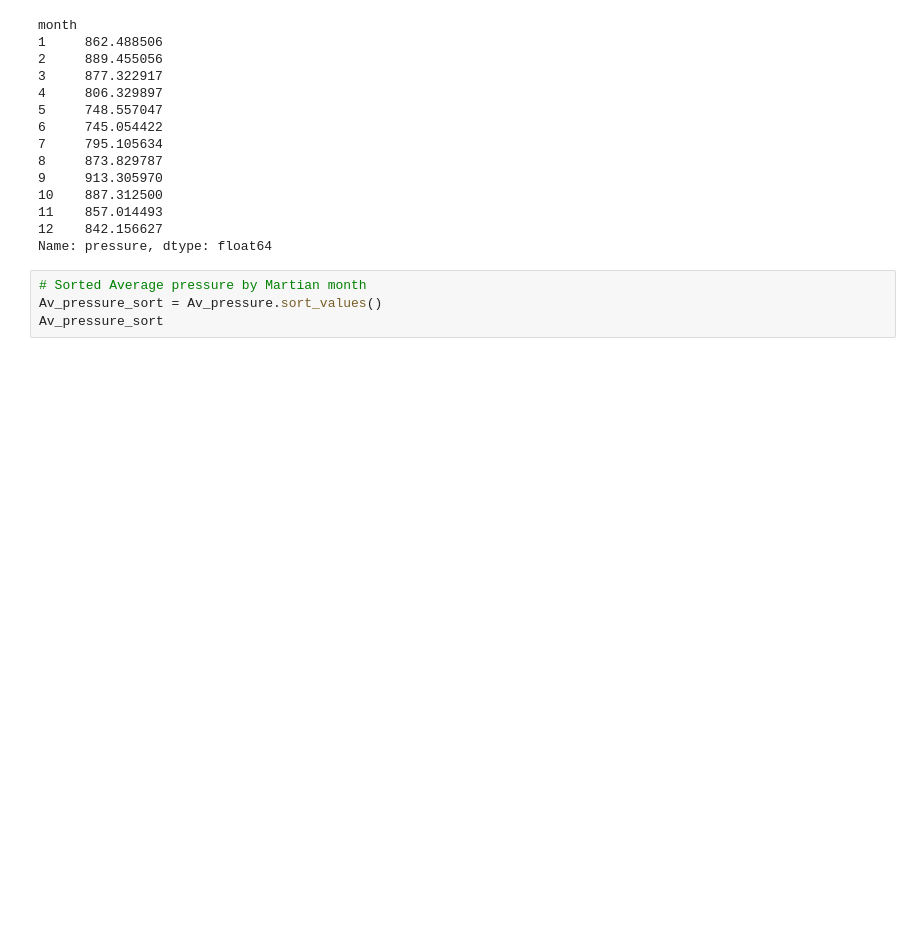
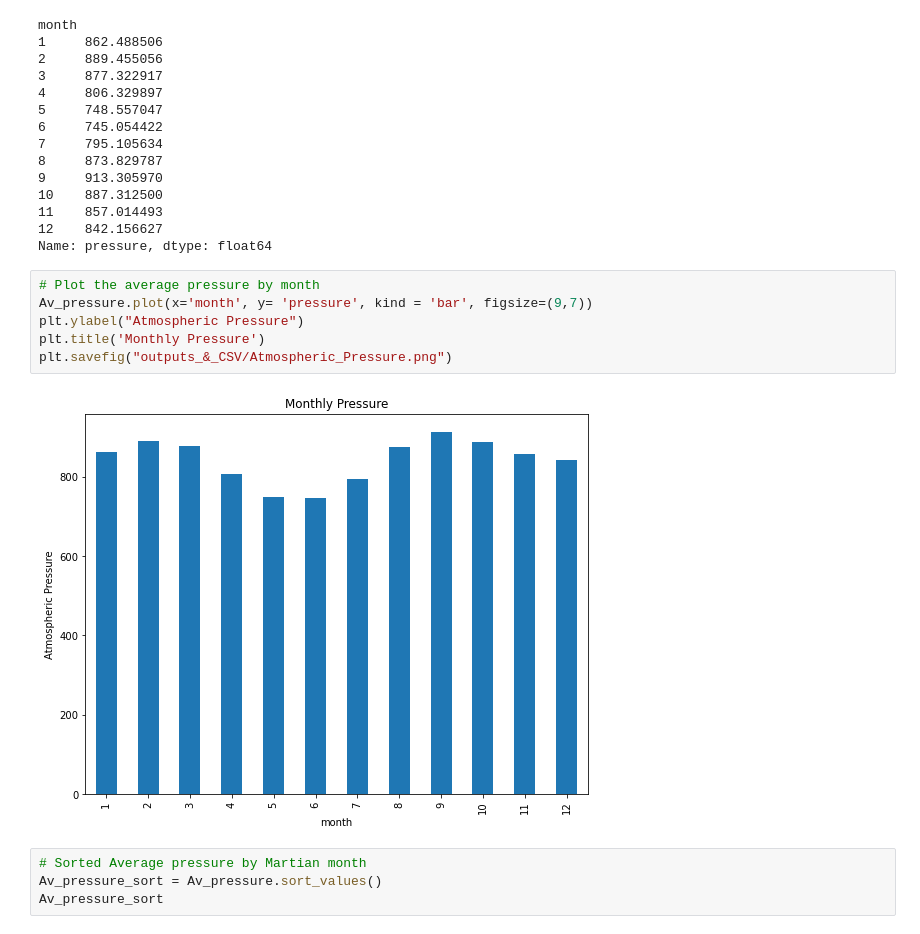
Before and after one commit to hanydief/data_collection-, a Jupyter notebook: part_2_mars_weather.ipynb, the cells around one changed output. Drawn from its saved outputs; the diff is of its cells as text; blank space fills up the shorter version.

```diff
--- a/part_2_mars_weather.ipynb
+++ b/part_2_mars_weather.ipynb
@@ -273,6 +290,14 @@ month
 11    857.014493
 12    842.156627
 Name: pressure, dtype: float64
+# %%
+# Plot the average pressure by month
+Av_pressure.plot(x='month', y= 'pressure', kind = 'bar', figsize=(9,7))
+plt.ylabel("Atmospheric Pressure")
+plt.title('Monthly Pressure')
+plt.savefig("outputs_&_CSV/Atmospheric_Pressure.png")
+# %% [output]
+[figure, added]
 # %%
 # Sorted Average pressure by Martian month
 Av_pressure_sort = Av_pressure.sort_values()
```
Also changed, not shown: parts of 13 cells of this notebook, 12 other files.
